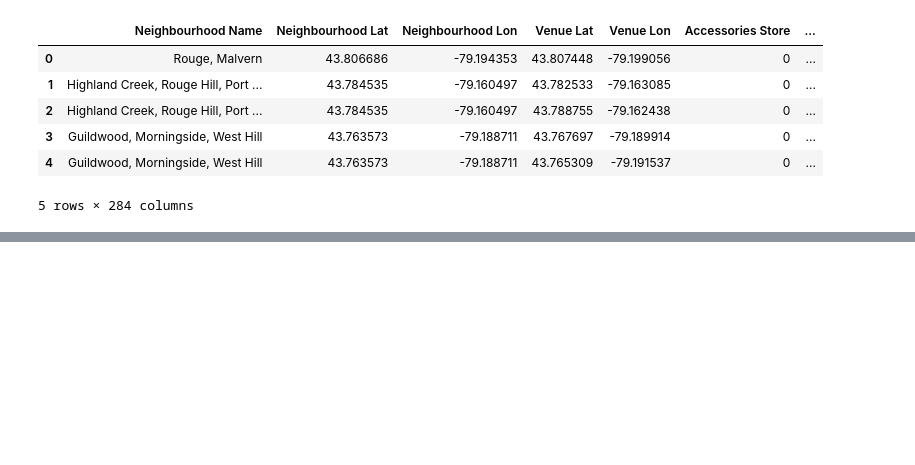
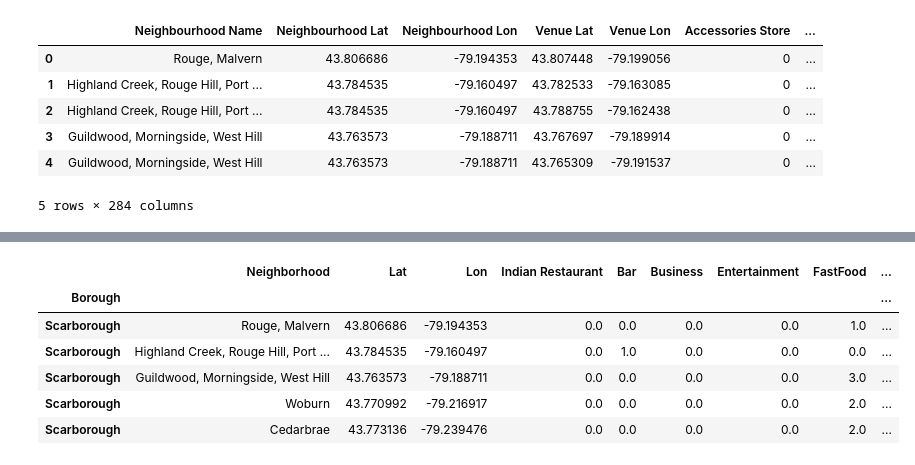
Before and after one commit to ksnblr/Coursera_Capstone, a Jupyter notebook: Battle_Of_Neighbourhoods.ipynb, the cells around one changed output, grey strips where cells are left out. Cells and saved outputs as stored; diff of their text form; code cells hidden in the pictures; blank space fills up the shorter version.

```diff
--- a/Battle_Of_Neighbourhoods.ipynb
+++ b/Battle_Of_Neighbourhoods.ipynb
@@ -1330,0 +1421,2 @@ tor_allvenues_onehot.head()
+# %%
+tor_consolidated_df=tor_allvenue_withborough.drop('Postal Code',axis=1)
@@ -1330,0 +1432,4 @@ tor_allvenues_onehot.head()
+# %%
+tor_consolidated_df = tor_consolidated_df.rename(columns={'Latitude':'Lat','Longitude':'Lon','Neighbourhood':'Neighborhood'})
+# %%
+tor_consolidated_df = tor_consolidated_df[nyc_consolidated_df.columns]
@@ -1330,0 +1447,12 @@ tor_allvenues_onehot.head()
+# %%
+tor_consolidated_df = tor_consolidated_df.set_index('Borough')
+# %%
+tor_consolidated_df.head()
+# %% [output]
+|  | Neighborhood | Lat | Lon | Indian Restaurant | Bar | Business | Entertainment | FastFood | ... |
+| Borough |  |  |  |  |  |  |  |  | ... |
+| Scarborough | Rouge, Malvern | 43.806686 | -79.194353 | 0.0 | 0.0 | 0.0 | 0.0 | 1.0 | ... |
+| Scarborough | Highland Creek, Rouge Hill, Port ... | 43.784535 | -79.160497 | 0.0 | 1.0 | 0.0 | 0.0 | 0.0 | ... |
+| Scarborough | Guildwood, Morningside, West Hill | 43.763573 | -79.188711 | 0.0 | 0.0 | 0.0 | 0.0 | 3.0 | ... |
+| Scarborough | Woburn | 43.770992 | -79.216917 | 0.0 | 0.0 | 0.0 | 0.0 | 2.0 | ... |
+| Scarborough | Cedarbrae | 43.773136 | -79.239476 | 0.0 | 0.0 | 0.0 | 0.0 | 2.0 | ... |
```
Also changed, not shown: parts of 16 cells of this notebook.
